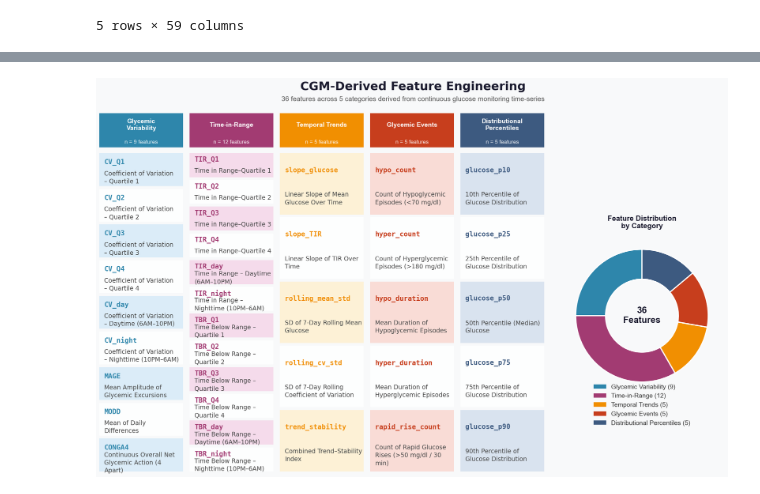
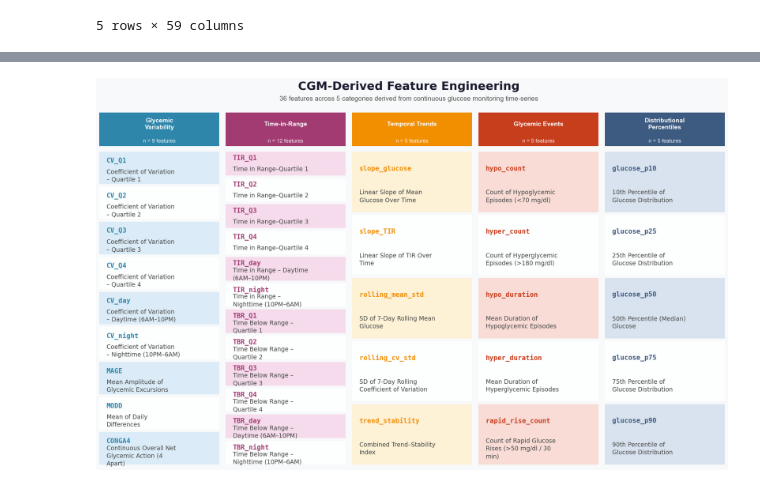
Before and after one commit to vincebliu/t1d-cgm-risk-stratification, a Jupyter notebook: preprocess.ipynb, the cells around one changed output, grey strips where cells are left out. Cells and saved outputs as stored; diff of their text form; code cells hidden in the pictures.

```diff
--- a/preprocess.ipynb
+++ b/preprocess.ipynb
@@ -34,7 +34,8 @@ category_mapping = {
     'Retinopathy': ['250.5', '250.51', '250.53', '362.01', '362.9'],
     'Lipid metabolism': ['272', '272.1', '272.2', '272.4', '272.8'],
     'Airway Disease': ['477', '477.9', '493.9', '493', '493.01', '493.91'],
-    'Nephropathy and/or Neuropathy': ['250.4', '250.41','250.6', '250.63']
+    'Neuropathy': ['250.6', '250.63'],
+    'Nephropathy': ['250.4', '250.41',]
 }
 
 def map_to_category(code):
@@ -664,13 +726,12 @@ categories = [
 fig = plt.figure(figsize=(20, 14), facecolor="#F8F9FA")
 fig.patch.set_facecolor("#F8F9FA")
 
-# Tighter margins: content fills more of the figure
-left_margin  = 0.012
-panel_width  = 0.695
+left_margin  = 0.01
+panel_width  = 0.99
 panel_height = 0.80
 top_margin   = 0.115
 
-# Title
+# Title centered over full figure width
 fig.text(
     0.5, 0.975,
     "CGM-Derived Feature Engineering",
@@ -684,36 +745,6 @@ fig.text(
     ha="center", va="top",
     fontsize=15, color="#555555",
 )
-
-# Summary donut chart on the right
-ax_donut = fig.add_axes([0.725, 0.06, 0.255, 0.80])
-ax_donut.set_aspect("equal")
-sizes  = [cat["n"] for cat in categories]
-colors = [cat["color"] for cat in categories]
-wedges, _ = ax_donut.pie(
-    sizes,
-    colors=colors,
-    startangle=90,
-    wedgeprops=dict(width=0.45, edgecolor="white", linewidth=2.5),
-)
-ax_donut.text(0, 0, "36\nFeatures", ha="center", va="center",
-              fontsize=20, fontweight="bold", color="#1a1a2e")
-
-legend_elements = [
-    mpatches.Patch(facecolor=cat["color"], label=f"{cat['name']} ({cat['n']})")
-    for cat in categories
-]
-ax_donut.legend(
-    handles=legend_elements,
-    loc="lower center",
-    bbox_to_anchor=(0.5, -0.20),
-    ncol=1,
-    frameon=False,
-    fontsize=14,
-    labelcolor="#333333",
-)
-ax_donut.set_title("Feature Distribution\nby Category", fontsize=16,
-                   fontweight="bold", color="#1a1a2e", pad=10)
 
 # ── Feature cards ──────────────────────────────────────────────────────────────
 n_cols    = 5
@@ -735,7 +766,7 @@ for col_idx, cat in enumerate(categories):
                                facecolor=cat["color"], edgecolor="none")
     header_ax.add_patch(header_bg)
 
-    wrapped_name = "\n".join(__import__('textwrap').wrap(cat["name"], width=16))
+    wrapped_name = "\n".join(textwrap.wrap(cat["name"], width=16))
     header_ax.text(0.5, 0.65, wrapped_name,
                    ha="center", va="center",
                    fontsize=14, fontweight="bold", color="white",
@@ -756,31 +787,32 @@ for col_idx, cat in enumerate(categories):
                                  col_width - 0.010, row_height - 0.006])
         feat_ax.set_xlim(0, 1)
         feat_ax.set_ylim(0, 1)
         feat_ax.axis("off")
 
         bg_color = cat["light"] if row_idx % 2 == 0 else "white"
         feat_bg = FancyBboxPatch((0, 0), 1, 1,
                                  boxstyle="round,pad=0.01",
                                  facecolor=bg_color,
                                  edgecolor=cat["color"], linewidth=0.4,
                                  alpha=0.85)
         feat_ax.add_patch(feat_bg)
 
         # Short name
         feat_ax.text(0.06, 0.72, short,
                      ha="left", va="center",
                      fontsize=15, fontweight="bold",
                      color=cat["color"],
                      fontfamily="monospace")
 
         # Description (wrapped)
         wrapped = "\n".join(textwrap.wrap(long_desc, width=24))
         feat_ax.text(0.06, 0.26, wrapped,
                      ha="left", va="center",
                      fontsize=13.5, color="#444444",
                      fontfamily="DejaVu Sans",
                      linespacing=1.35)
 
+plt.savefig('cgm_feature_engineering.png', dpi=180, bbox_inches='tight')
 plt.show()
 # %% [output]
-[figure, old version]
+[figure, new version]
```
Also changed, not shown: parts of 8 cells of this notebook.
